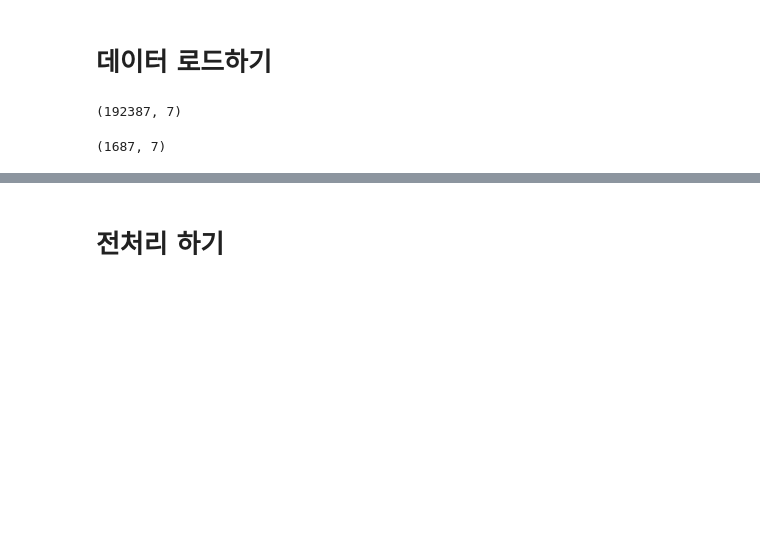
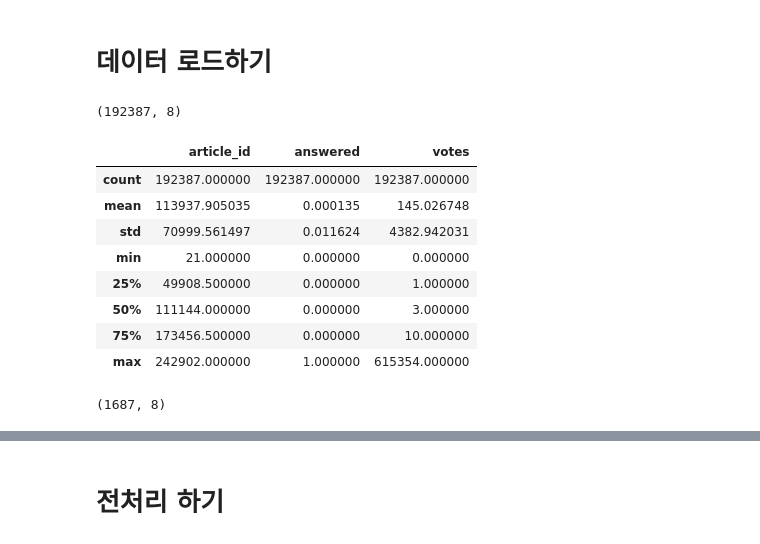
Before and after one commit to corazzon/petitionWrangling, a Jupyter notebook: binary_classification.ipynb, the cells around one changed output, grey strips where cells are left out. Saved outputs shown, nothing was run; the diff lists cells and outputs as text; code cells hidden in the pictures; blank space fills up the shorter version.

```diff
--- a/binary_classification.ipynb
+++ b/binary_classification.ipynb
@@ -16,16 +16,27 @@ print(np.__version__)
 # %% [markdown]
 # 데이터 로드하기
 # %%
-# 크롤링해 온 국민청원 데이터를 판다스를 통해 읽어온다.
-petitions = pd.read_csv('data/petition.csv', index_col=0, \
-                        parse_dates=['start', 'end'])
-# 데이터의 크기가 어느정도인지 본다.
+# 크롤링해 온 국민청원 데이터를 판다스를 통해 읽어옵니다.
+petitions = pd.read_csv('data/petition.csv', parse_dates=['start', 'end'])
+# 데이터의 크기가 어느정도인지 봅니다.
 petitions.shape
 # %% [output]
-(192387, 7)
+(192387, 8)
+# %%
+petitions.describe()
+# %% [output]
+|  | article_id | answered | votes |
+| count | 192387.000000 | 192387.000000 | 192387.000000 |
+| mean | 113937.905035 | 0.000135 | 145.026748 |
+| std | 70999.561497 | 0.011624 | 4382.942031 |
+| min | 21.000000 | 0.000000 | 0.000000 |
+| 25% | 49908.500000 | 0.000000 | 1.000000 |
+| 50% | 111144.000000 | 0.000000 | 3.000000 |
+| 75% | 173456.500000 | 0.000000 | 10.000000 |
+| max | 242902.000000 | 1.000000 | 615354.000000 |
 # %%
-# 전체 데이터 중 투표가 1000건 이상인 데이터를 기준으로 가져온다.
-df = petitions.loc[petitions['votes'] > 1000]
+# 전체 데이터 중 투표가 1000건 이상인 데이터를 기준으로 가져옵니다. 아웃라이어 데이터 제거를 위해 10만건 이상 데이터도 제거합니다.
+df = petitions.loc[(petitions['votes'] > 1000) & (petitions['votes'] < 1000000)]
 df.shape
 # %% [output]
-(1687, 7)
+(1687, 8)
```
Also changed, not shown: parts of 55 cells of this notebook.
